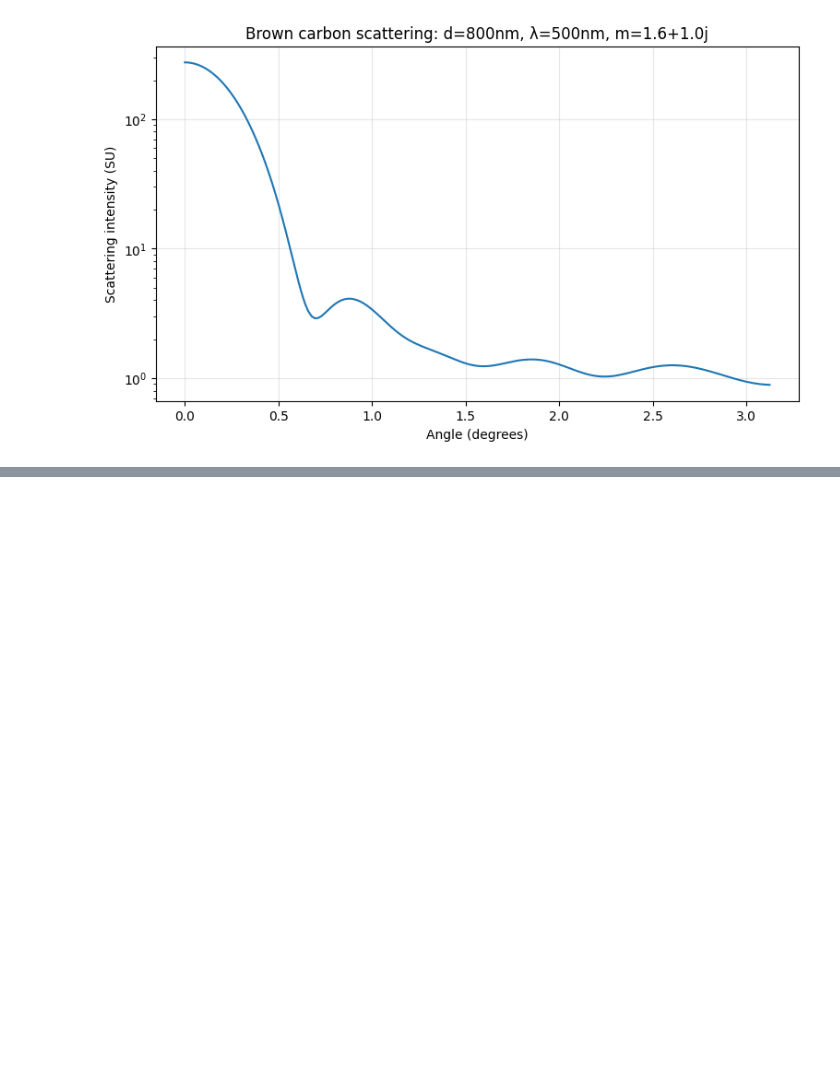
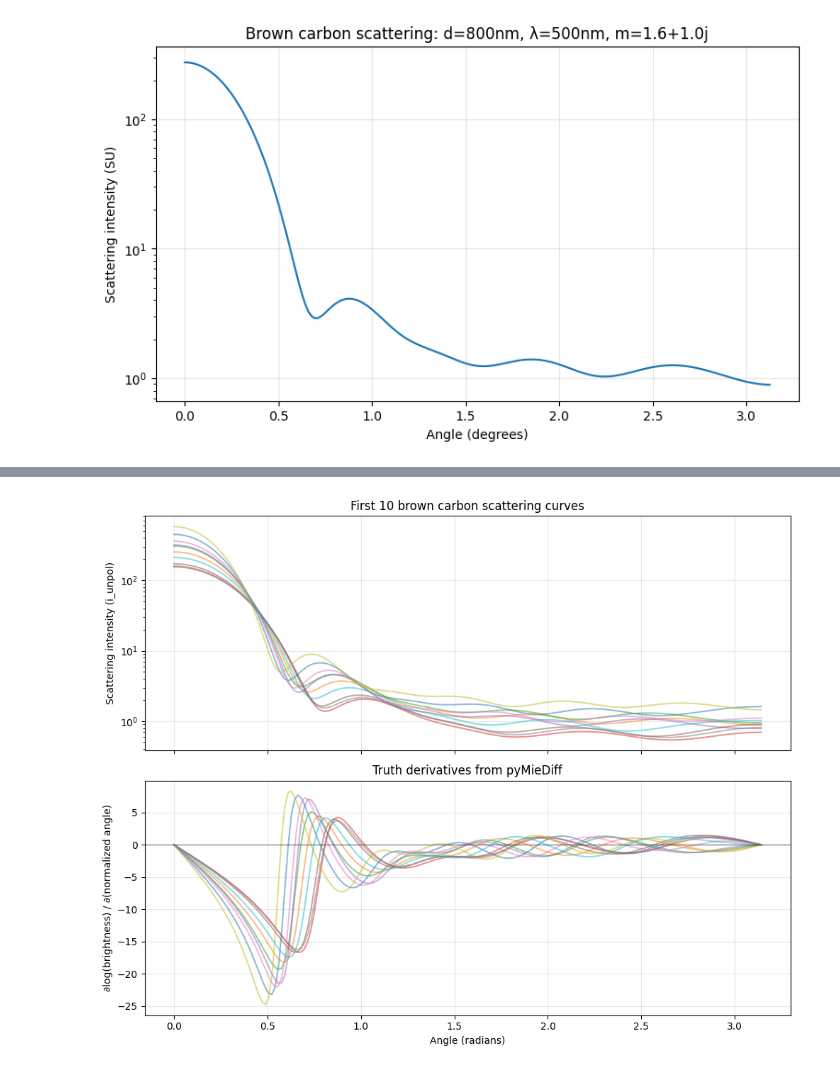
Before and after one commit to james-613/Modified_pyMieScatt_NN, a Jupyter notebook: mie_theory_NN_with_derivatives.ipynb, the cells around one changed output, grey strips where cells are left out. Drawn from its saved outputs; the diff is of its cells as text; code cells hidden in the pictures; blank space fills up the shorter version.

```diff
--- a/mie_theory_NN_with_derivatives.ipynb
+++ b/mie_theory_NN_with_derivatives.ipynb
@@ -67,3 +67,84 @@ tensor([274.5058, 273.7871, 271.6404, 268.0966, 263.2036, 257.0287, 249.6560,
           0.9146,   0.9061,   0.8991,   0.8936,   0.8897,   0.8873],
        dtype=torch.float64)
 [figure]
+# %%
+import torch
+import numpy as np
+import matplotlib.pyplot as plt
+import pymiediff as pmd
+
+N_PARTICLES = 500
+N_ANGLES = 181
+
+# Particle-level storage: shape (N_PARTICLES, N_ANGLES, ...)
+particle_inputs = np.zeros((N_PARTICLES, N_ANGLES, 5))
+particle_outputs = np.zeros((N_PARTICLES, N_ANGLES))
+particle_derivatives = np.zeros((N_PARTICLES, N_ANGLES))
+
+print(f"Generating {N_PARTICLES} particles via pyMieDiff (with derivatives)...")
+
+fig, axes = plt.subplots(2, 1, figsize=(10, 8), sharex=True)
+
+for p in range(N_PARTICLES):
+    # Sample random particle parameters
+    wavelength = np.random.uniform(450, 550)
+    diameter   = np.random.uniform(700, 900)
+    n          = np.random.uniform(1.5, 1.86)
+    k          = np.random.uniform(0.68, 1.00)
+
+    # Setup pyMieDiff with autograd
+    theta_norm = torch.linspace(0, 1, N_ANGLES, requires_grad=True)
+    theta_rad = theta_norm * torch.pi
+
+    particle = pmd.Particle(
+        r_layers=[diameter / 2],
+        mat_layers=[complex(n, k)],
+        mat_env=1.00
+    )
+
+    k0 = 2 * torch.pi / torch.tensor([float(wavelength)])
+
+    scattering = particle.get_angular_scattering(k0=k0, theta=theta_rad)
+    unpol_scattering = scattering['i_unpol']
+    log_scat = torch.log10(unpol_scattering)
+
+    # Truth derivative — one autograd call gives all 181 derivatives
+    derivative_wrt_angle = torch.autograd.grad(log_scat.sum(), theta_norm)[0]
+
+    # Store this particle's 181 angles in one shot (NumPy broadcasting)
+    particle_inputs[p, :, 0] = n    # for current particle, store n
+    particle_inputs[p, :, 1] = k    # store k
+    particle_inputs[p, :, 2] = wavelength   # store wavelength
+    particle_inputs[p, :, 3] = diameter     # store diameter
+    particle_inputs[p, :, 4] = theta_rad.detach().numpy()   # store individual angles in each angle entry
+
+    particle_outputs[p, :] = unpol_scattering.detach().numpy()
+    particle_derivatives[p, :] = derivative_wrt_angle.detach().numpy()
+
+    # Plot a few particles for visualization
+    if p < 10:
+        axes[0].plot(theta_rad.detach().numpy(), unpol_scattering.detach().numpy(), alpha=0.5)
+        axes[1].plot(theta_rad.detach().numpy(), derivative_wrt_angle.detach().numpy(), alpha=0.5)
+
+    if p % 50 == 0:
+        print(f"  particle {p}/{N_PARTICLES}")
+
+axes[0].set_ylabel('Scattering intensity (i_unpol)')
+axes[0].set_title('First 10 brown carbon scattering curves')
+axes[0].set_yscale('log')
+axes[0].grid(True, alpha=0.3)
+
+axes[1].set_xlabel('Angle (radians)')
+axes[1].set_ylabel('∂log(brightness) / ∂(normalized angle)')
+axes[1].set_title('Truth derivatives from pyMieDiff')
+axes[1].grid(True, alpha=0.3)
+axes[1].axhline(y=0, color='black', linewidth=0.5)
+
+plt.tight_layout()
+plt.show()
+
+print(f"\nDone generating!")
+print(f"particle_inputs shape: {particle_inputs.shape}")
+print(f"particle_outputs shape: {particle_outputs.shape}")
+print(f"particle_derivatives shape: {particle_derivatives.shape}")
+# %% [output]
@@ -69,0 +162 @@ tensor([274.5058, 273.7871, 271.6404, 268.0966, 263.2036, 257.0287, 249.6560,
+[figure, added]
```
Also changed, not shown: parts of 10 cells of this notebook.
